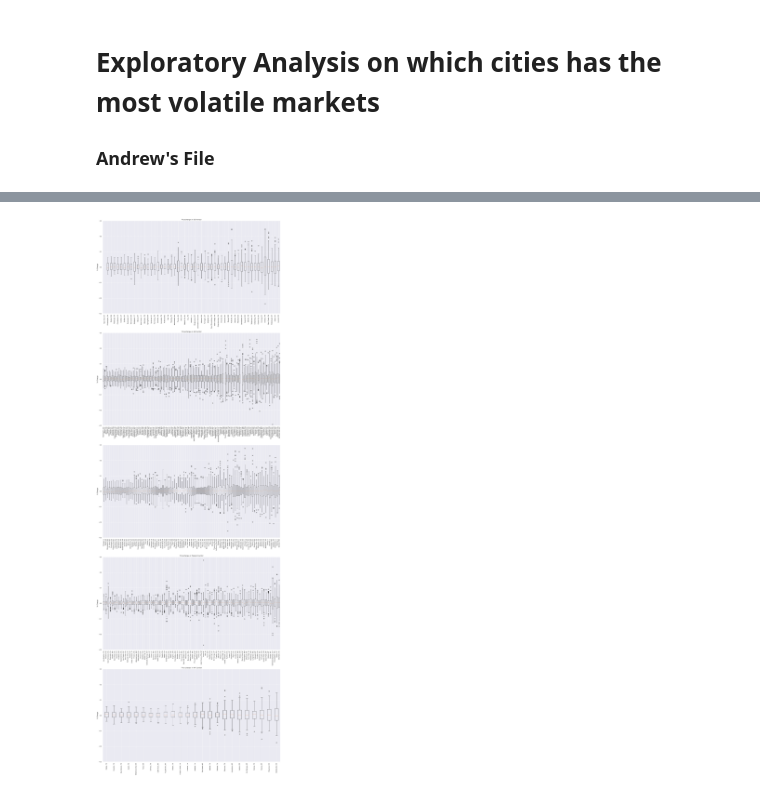
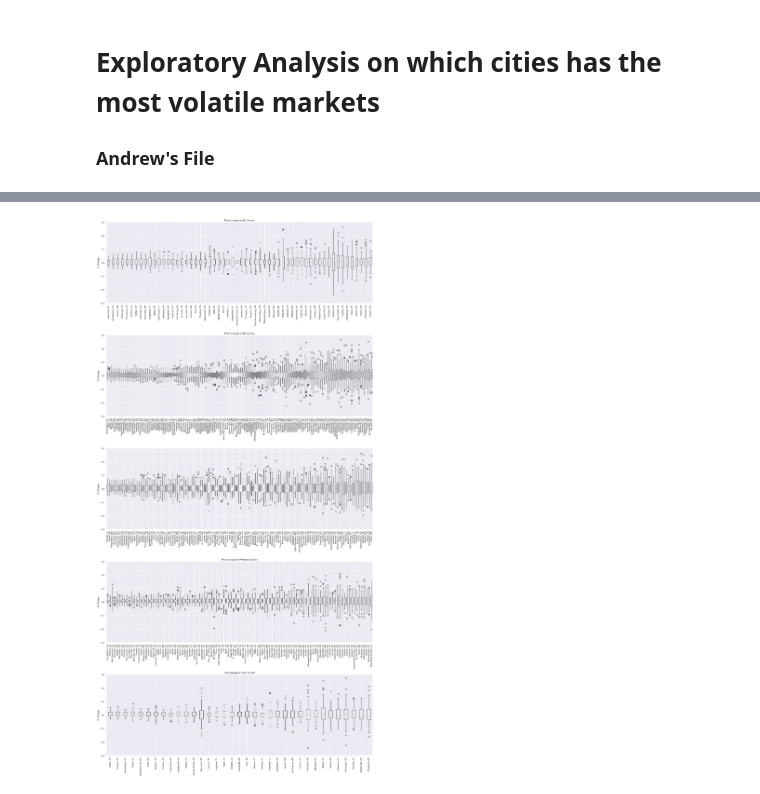
Before and after one commit to anderoos/Coolest-project-1, a Jupyter notebook: Change.ipynb, the cells around one changed output, grey strips where cells are left out. Cells and saved outputs as stored; diff of their text form; code cells hidden in the pictures.

```diff
--- a/Change.ipynb
+++ b/Change.ipynb
@@ -108,13 +81,20 @@ sns.heatmap(df_pct, fmt="d", linewidths=0, ax=ax)
+# %%
+# Split data into 5 regions:
+df_ne_pct, df_se_pct, df_mw_pct, df_w_pct, df_sw_pct = custom.split_regions(df_pct)
+df_ne_pct.head()
+df_all_regions_pct = [df_ne_pct, df_se_pct, df_mw_pct, df_w_pct, df_sw_pct]
+
+# Capture list of cities:
+ne_names = df_ne_pct.iloc[:, 0]
+se_names = df_se_pct.iloc[:, 0]
+mw_names = df_mw_pct.iloc[:, 0]
+w_names = df_w_pct.iloc[:, 0]
+sw_names = df_sw_pct.iloc[:, 0]
+df_all_region_names = [ne_names, se_names, mw_names, w_names, sw_names]
 # %%
 # Transpose table so observations are on the rows
-df_cities = pd.read_csv('cities_index.csv')
-df_ne_pct.head()
-df_cities_pct_pivot = df_pct.transpose()
-df_cities_pct_pivot.columns = df_cities['RegionName']
-df_cities_pct_pivot.head()
-
-df_ne_pct = df_ne_pct.reset_index(drop=True).set_index('RegionName').transpose()
-df_se_pct = df_se_pct.reset_index(drop=True).set_index('RegionName').transpose()
-df_mw_pct = df_mw_pct.reset_index(drop=True).set_index('RegionName').transpose()
-df_w_pct = df_w_pct.reset_index(drop=True).set_index('RegionName').transpose()
-df_sw_pct = df_sw_pct.reset_index(drop=True).set_index('RegionName').transpose()
+df_ne_pct = df_ne_pct.transpose()
+df_se_pct = df_se_pct.transpose()
+df_mw_pct = df_mw_pct.transpose()
+df_w_pct = df_w_pct.transpose()
+df_sw_pct = df_sw_pct.transpose()
@@ -130,0 +101,14 @@ df_ne_pct.head()
+# %%
+# Clean and change column indexes
+df_ne_pct.columns = ne_names
+df_se_pct.columns = se_names
+df_mw_pct.columns = mw_names
+df_w_pct.columns = w_names
+df_sw_pct.columns = sw_names
+
+# Drop State Abbreviations
+df_ne_pct = df_ne_pct.iloc[2:, :]
+df_se_pct = df_se_pct.iloc[2:, :]
+df_mw_pct = df_mw_pct.iloc[2:, :]
+df_w_pct = df_w_pct.iloc[2:, :]
+df_sw_pct = df_sw_pct.iloc[2:, :]
@@ -131,32 +125,32 @@ df_ne_pct.head()
 # %%
 # Plotting NE sector
-fig1, ax1 = plt.subplots(5,1, figsize=(20,60))
+fig1, ax1 = plt.subplots(5,1, figsize=(20,40))
 ax1[0].boxplot(df_ne_pct)
 ax1[0].set_xticklabels(df_ne_pct.columns, rotation=90)
 ax1[0].set_ylim(-0.3, 0.3)
 ax1[0].set_ylabel("% Change")
 ax1[0].set_title("Price changes in SE Corridor")
 ax1[1].boxplot(df_se_pct)
 ax1[1].set_xticklabels(df_se_pct.columns, rotation=90)
 ax1[1].set_ylim(-0.3, 0.3)
 ax1[1].set_ylabel("% Change")
 ax1[1].set_title("Price changes in SE Corridor")
 ax1[2].boxplot(df_mw_pct)
 ax1[2].set_xticklabels(df_mw_pct.columns, rotation=90)
 ax1[2].set_ylim(-0.3, 0.3)
 ax1[2].set_ylabel("% Change")
 ax1[3].set_title("Price changes in MW Corridor")
 ax1[3].boxplot(df_w_pct)
 ax1[3].set_xticklabels(df_w_pct.columns, rotation=90)
 ax1[3].set_ylim(-0.3, 0.3)
 ax1[3].set_ylabel("% Change")
 ax1[3].set_title("Price changes in Western Corridor")
 ax1[4].boxplot(df_sw_pct)
 ax1[4].set_xticklabels(df_sw_pct.columns, rotation=90)
 ax1[4].set_ylim(-0.3, 0.3)
 ax1[4].set_ylabel("% Change")
 ax1[4].set_title("Price changes in SW Corridor")
 plt.tight_layout()
 plt.show()
 # %% [output]
-[figure, old version]
+[figure, new version]
```
Also changed, not shown: parts of 15 cells of this notebook, 3 other files.
